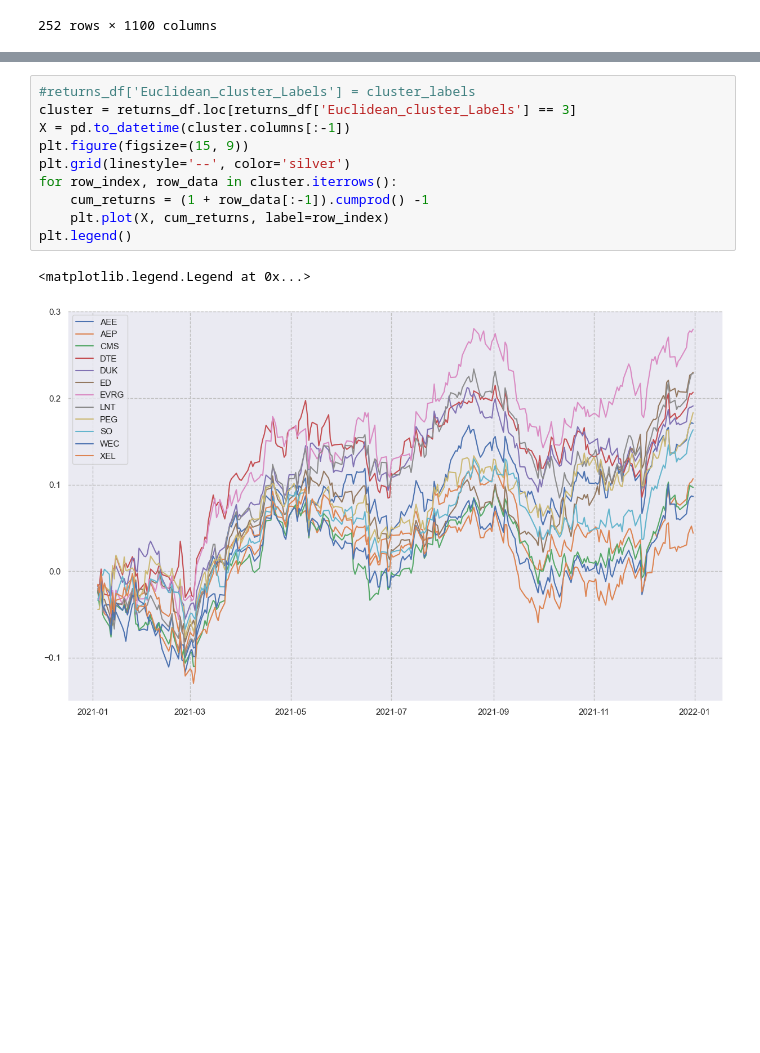
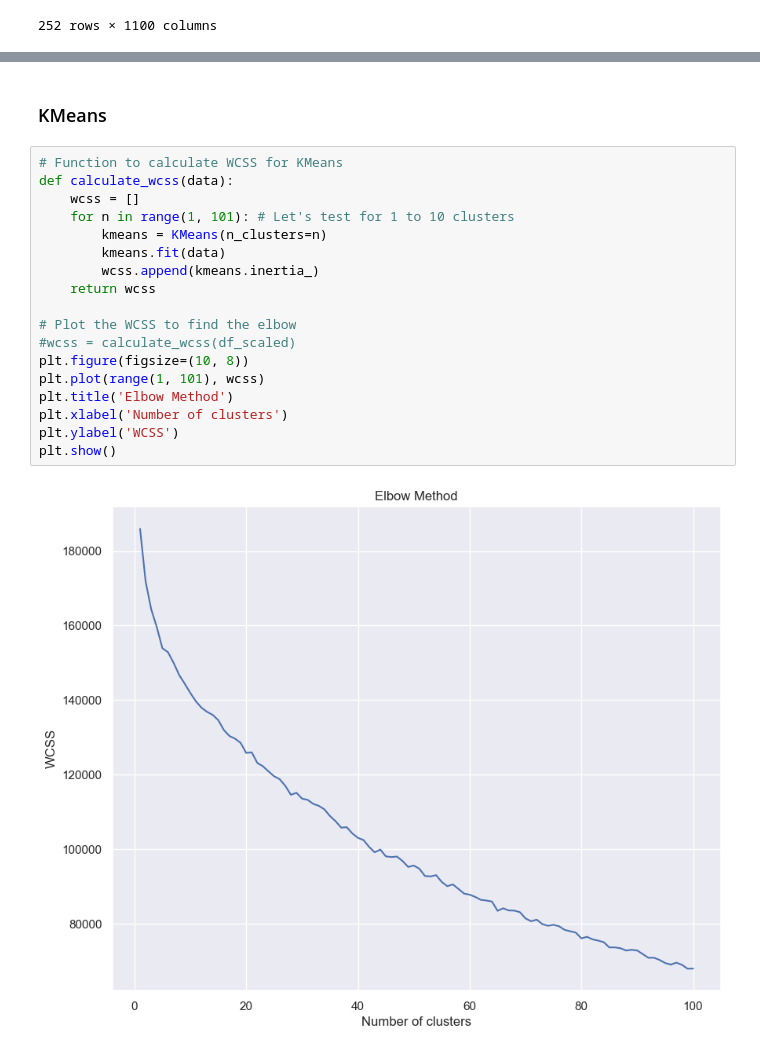
Before and after one commit to AkashRinge/Hierarchical-Risk-Parity, a Jupyter notebook: Portfolio_Construction_with_HRP.ipynb, the cells around one changed output, grey strips where cells are left out. Drawn from its saved outputs; the diff is of its cells as text; blank space fills up the shorter version.

```diff
--- a/Portfolio_Construction_with_HRP.ipynb
+++ b/Portfolio_Construction_with_HRP.ipynb
@@ -381,13 +349,22 @@ plt.legend()
-# %%
-#returns_df['Euclidean_cluster_Labels'] = cluster_labels
-cluster = returns_df.loc[returns_df['Euclidean_cluster_Labels'] == 3]
-X = pd.to_datetime(cluster.columns[:-1])
-plt.figure(figsize=(15, 9))
-plt.grid(linestyle='--', color='silver')
-for row_index, row_data in cluster.iterrows():
-    cum_returns = (1 + row_data[:-1]).cumprod() -1
-    plt.plot(X, cum_returns, label=row_index)
-plt.legend()
-# %% [output]
-<matplotlib.legend.Legend at 0x...>
-[figure, removed]
+# %% [markdown]
+### KMeans
+# %%
+# Function to calculate WCSS for KMeans
+def calculate_wcss(data):
+    wcss = []
+    for n in range(1, 101): # Let's test for 1 to 10 clusters
+        kmeans = KMeans(n_clusters=n)
+        kmeans.fit(data)
+        wcss.append(kmeans.inertia_)
+    return wcss
+
+# Plot the WCSS to find the elbow
+#wcss = calculate_wcss(df_scaled)
+plt.figure(figsize=(10, 8))
+plt.plot(range(1, 101), wcss)
+plt.title('Elbow Method')
+plt.xlabel('Number of clusters')
+plt.ylabel('WCSS')
+plt.show()
+# %% [output]
+[figure, added]
```
Also changed, not shown: parts of 22 cells of this notebook.
